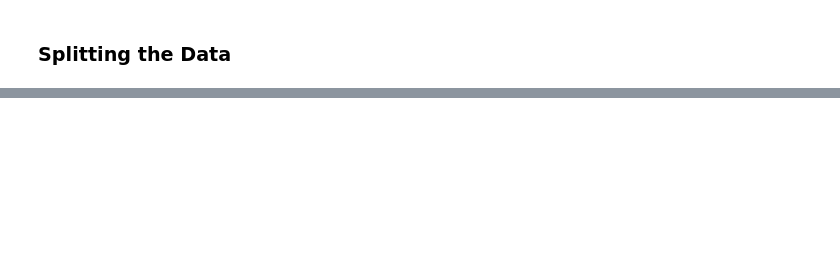
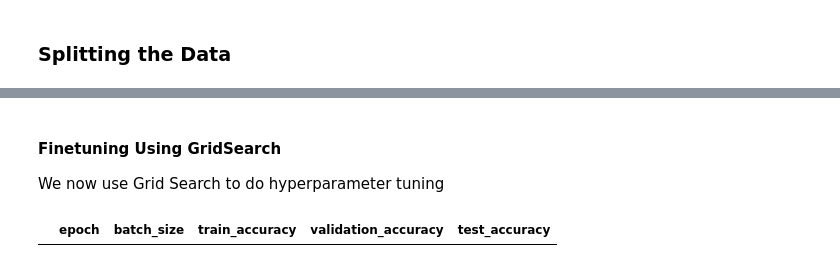
Before and after one commit to nickkluong/mids-w266-spring2024-finalproject-NLVL, a Jupyter notebook: modeling.ipynb, the cells around one changed output, grey strips where cells are left out. Drawn from its saved outputs; the diff is of its cells as text; code cells hidden in the pictures; blank space fills up the shorter version.

```diff
--- a/modeling.ipynb
+++ b/modeling.ipynb
@@ -147,0 +752,3 @@ def create_bert_classification_model(bert_model,
+# %% [markdown]
+#### Finetuning Using GridSearch
+We now use Grid Search to do hyperparameter tuning
@@ -147,0 +763,6 @@ def create_bert_classification_model(bert_model,
+# %%
+# Define a table to store the values
+df_param = pd.DataFrame(columns = ["epoch", "batch_size", "train_accuracy", "validation_accuracy", "test_accuracy"])
+df_param
+# %% [output]
+|  | epoch | batch_size | train_accuracy | validation_accuracy | test_accuracy |
```
Also changed, not shown: parts of 114 cells of this notebook.
